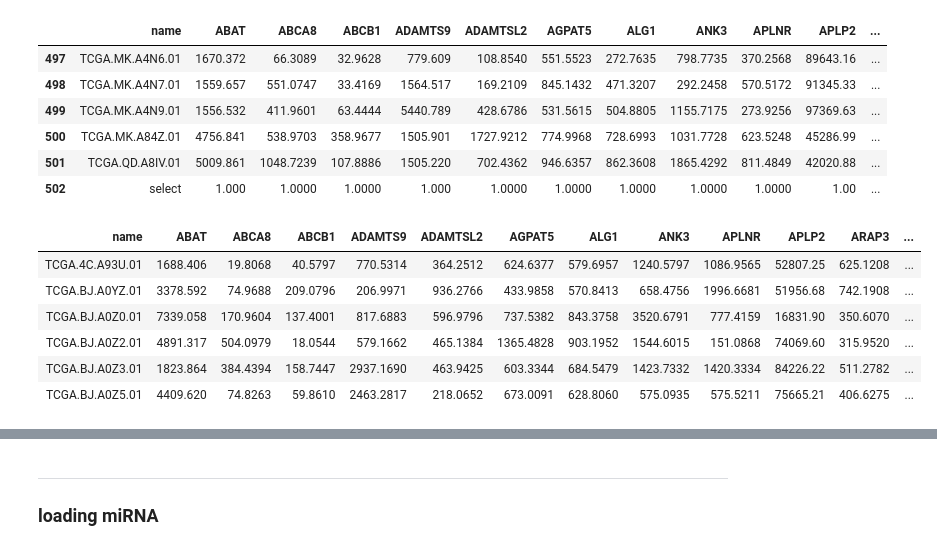
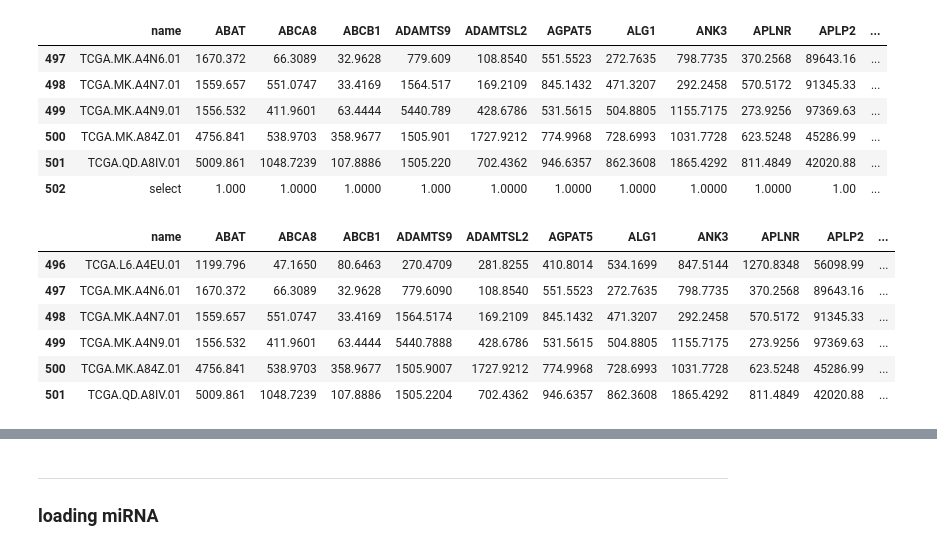
Before and after one commit to boringariel/corrtest_SAM, a Jupyter notebook: mRNA_miRNA_cortest.ipynb, the cells around one changed output, grey strips where cells are left out. Cells and saved outputs as stored; diff of their text form; code cells hidden in the pictures.

```diff
--- a/mRNA_miRNA_cortest.ipynb
+++ b/mRNA_miRNA_cortest.ipynb
@@ -212,14 +146,14 @@ tail(mRNA_f)
 # %%
 mRNA <- mRNA_f[1:501,1:(ncol(mRNA_f)-13)]
 # %%
-head(mRNA)
+tail(mRNA)
 # %% [output]
-| name | ABAT | ABCA8 | ABCB1 | ADAMTS9 | ADAMTSL2 | AGPAT5 | ALG1 | ANK3 | APLNR | APLP2 | ARAP3 | ... |
-| TCGA.4C.A93U.01 | 1688.406 | 19.8068 | 40.5797 | 770.5314 | 364.2512 | 624.6377 | 579.6957 | 1240.5797 | 1086.9565 | 52807.25 | 625.1208 | ... |
-| TCGA.BJ.A0YZ.01 | 3378.592 | 74.9688 | 209.0796 | 206.9971 | 936.2766 | 433.9858 | 570.8413 | 658.4756 | 1996.6681 | 51956.68 | 742.1908 | ... |
-| TCGA.BJ.A0Z0.01 | 7339.058 | 170.9604 | 137.4001 | 817.6883 | 596.9796 | 737.5382 | 843.3758 | 3520.6791 | 777.4159 | 16831.90 | 350.6070 | ... |
-| TCGA.BJ.A0Z2.01 | 4891.317 | 504.0979 | 18.0544 | 579.1662 | 465.1384 | 1365.4828 | 903.1952 | 1544.6015 | 151.0868 | 74069.60 | 315.9520 | ... |
-| TCGA.BJ.A0Z3.01 | 1823.864 | 384.4394 | 158.7447 | 2937.1690 | 463.9425 | 603.3344 | 684.5479 | 1423.7332 | 1420.3334 | 84226.22 | 511.2782 | ... |
-| TCGA.BJ.A0Z5.01 | 4409.620 | 74.8263 | 59.8610 | 2463.2817 | 218.0652 | 673.0091 | 628.8060 | 575.0935 | 575.5211 | 75665.21 | 406.6275 | ... |
+|  | name | ABAT | ABCA8 | ABCB1 | ADAMTS9 | ADAMTSL2 | AGPAT5 | ALG1 | ANK3 | APLNR | APLP2 | ... |
+| 496 | TCGA.L6.A4EU.01 | 1199.796 | 47.1650 | 80.6463 | 270.4709 | 281.8255 | 410.8014 | 534.1699 | 847.5144 | 1270.8348 | 56098.99 | ... |
+| 497 | TCGA.MK.A4N6.01 | 1670.372 | 66.3089 | 32.9628 | 779.6090 | 108.8540 | 551.5523 | 272.7635 | 798.7735 | 370.2568 | 89643.16 | ... |
+| 498 | TCGA.MK.A4N7.01 | 1559.657 | 551.0747 | 33.4169 | 1564.5174 | 169.2109 | 845.1432 | 471.3207 | 292.2458 | 570.5172 | 91345.33 | ... |
+| 499 | TCGA.MK.A4N9.01 | 1556.532 | 411.9601 | 63.4444 | 5440.7888 | 428.6786 | 531.5615 | 504.8805 | 1155.7175 | 273.9256 | 97369.63 | ... |
+| 500 | TCGA.MK.A84Z.01 | 4756.841 | 538.9703 | 358.9677 | 1505.9007 | 1727.9212 | 774.9968 | 728.6993 | 1031.7728 | 623.5248 | 45286.99 | ... |
+| 501 | TCGA.QD.A8IV.01 | 5009.861 | 1048.7239 | 107.8886 | 1505.2204 | 702.4362 | 946.6357 | 862.3608 | 1865.4292 | 811.4849 | 42020.88 | ... |
 # %%
 mrna_p_uni <- merge(clinical_p_uni, mRNA, by = "name")
```
Also changed, not shown: parts of 39 cells of this notebook.
